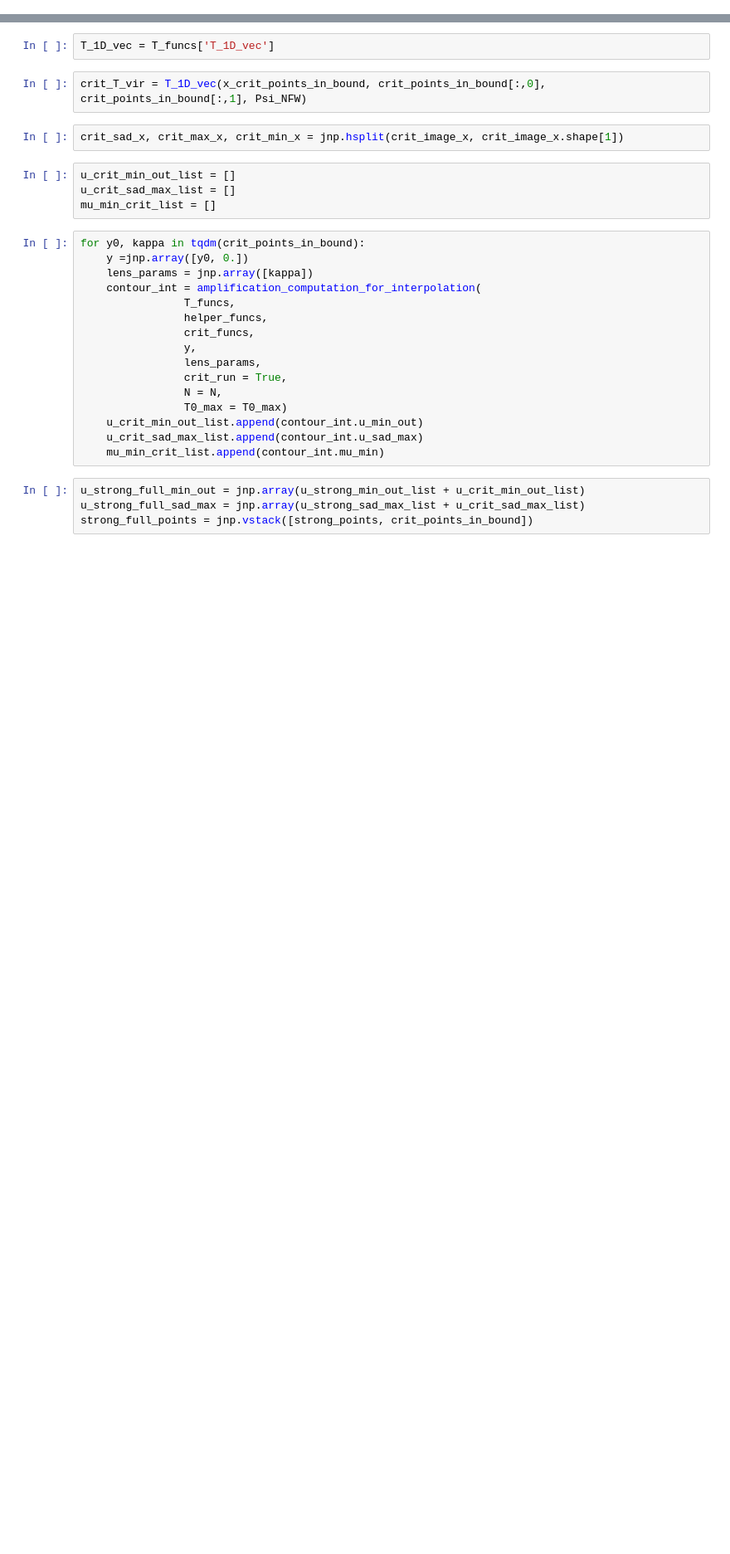
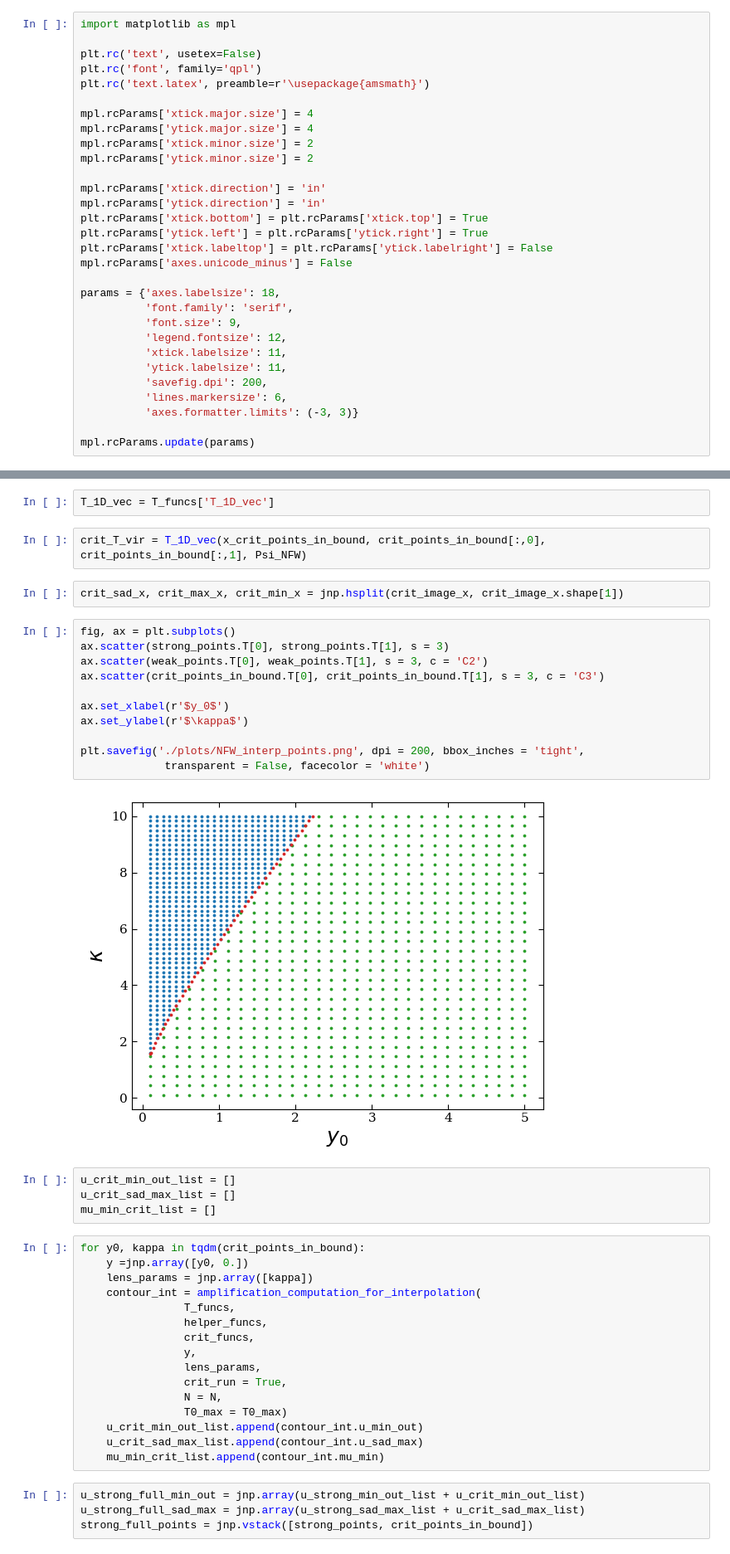
Before and after one commit to mhycheung/glworia, a Jupyter notebook: playground_interpolate.ipynb, the cells around one changed output, grey strips where cells are left out. Shown at 83% size. Cells and saved outputs as stored; diff of their text form; blank space fills up the shorter version.

```diff
--- a/playground_interpolate.ipynb
+++ b/playground_interpolate.ipynb
@@ -30,6 +30,36 @@ reload(glworia.root)
 from glworia.root import *
 reload(glworia.plot)
 from glworia.plot import *
+# %%
+import matplotlib as mpl
+
+plt.rc('text', usetex=False)
+plt.rc('font', family='qpl')
+plt.rc('text.latex', preamble=r'\usepackage{amsmath}')
+
+mpl.rcParams['xtick.major.size'] = 4
+mpl.rcParams['ytick.major.size'] = 4
+mpl.rcParams['xtick.minor.size'] = 2
+mpl.rcParams['ytick.minor.size'] = 2
+
+mpl.rcParams['xtick.direction'] = 'in'
+mpl.rcParams['ytick.direction'] = 'in'
+plt.rcParams['xtick.bottom'] = plt.rcParams['xtick.top'] = True
+plt.rcParams['ytick.left'] = plt.rcParams['ytick.right'] = True
+plt.rcParams['xtick.labeltop'] = plt.rcParams['ytick.labelright'] = False
+mpl.rcParams['axes.unicode_minus'] = False
+
+params = {'axes.labelsize': 18,
+          'font.family': 'serif',
+          'font.size': 9,
+          'legend.fontsize': 12,
+          'xtick.labelsize': 11,
+          'ytick.labelsize': 11,
+          'savefig.dpi': 200,
+          'lines.markersize': 6,
+          'axes.formatter.limits': (-3, 3)}
+
+mpl.rcParams.update(params)
 # %%
 from jax.config import config
 config.update("jax_enable_x64", True)
@@ -151,6 +177,19 @@ T_1D_vec = T_funcs['T_1D_vec']
 crit_T_vir = T_1D_vec(x_crit_points_in_bound, crit_points_in_bound[:,0], crit_points_in_bound[:,1], Psi_NFW)
 # %%
 crit_sad_x, crit_max_x, crit_min_x = jnp.hsplit(crit_image_x, crit_image_x.shape[1])
+# %%
+fig, ax = plt.subplots()
+ax.scatter(strong_points.T[0], strong_points.T[1], s = 3)
+ax.scatter(weak_points.T[0], weak_points.T[1], s = 3, c = 'C2')
+ax.scatter(crit_points_in_bound.T[0], crit_points_in_bound.T[1], s = 3, c = 'C3')
+
+ax.set_xlabel(r'$y_0$')
+ax.set_ylabel(r'$\kappa$')
+
+plt.savefig('./plots/NFW_interp_points.png', dpi = 200, bbox_inches = 'tight',
+             transparent = False, facecolor = 'white')
+# %% [output]
+[figure, added]
 # %%
 u_crit_min_out_list = []
 u_crit_sad_max_list = []
```
Also changed, not shown: parts of 2 cells of this notebook, 5 other files.
